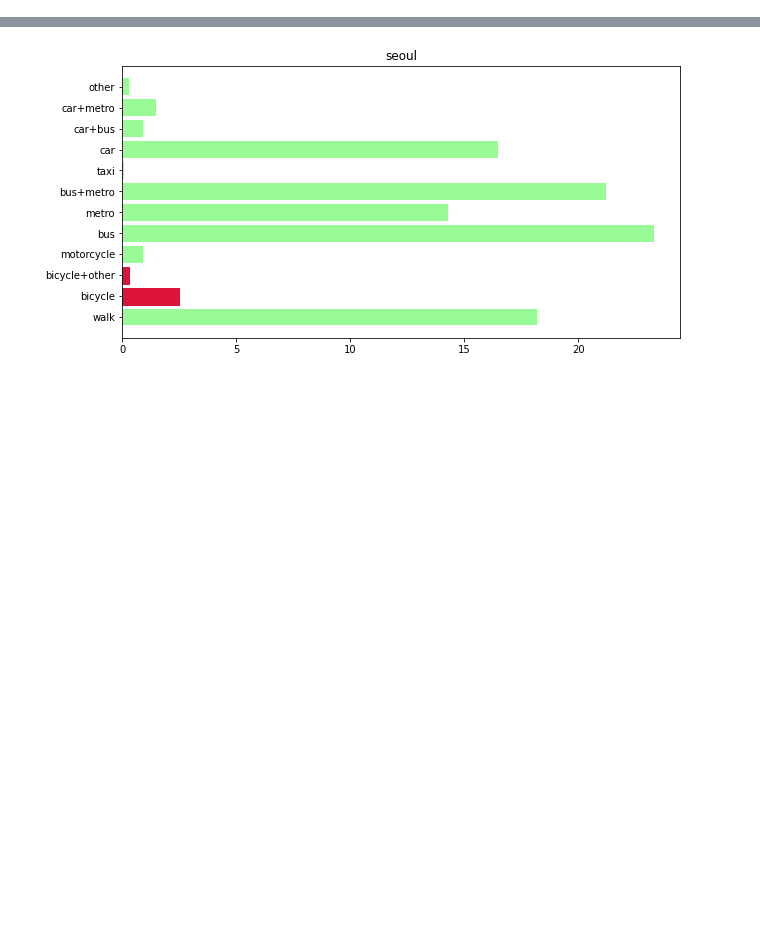
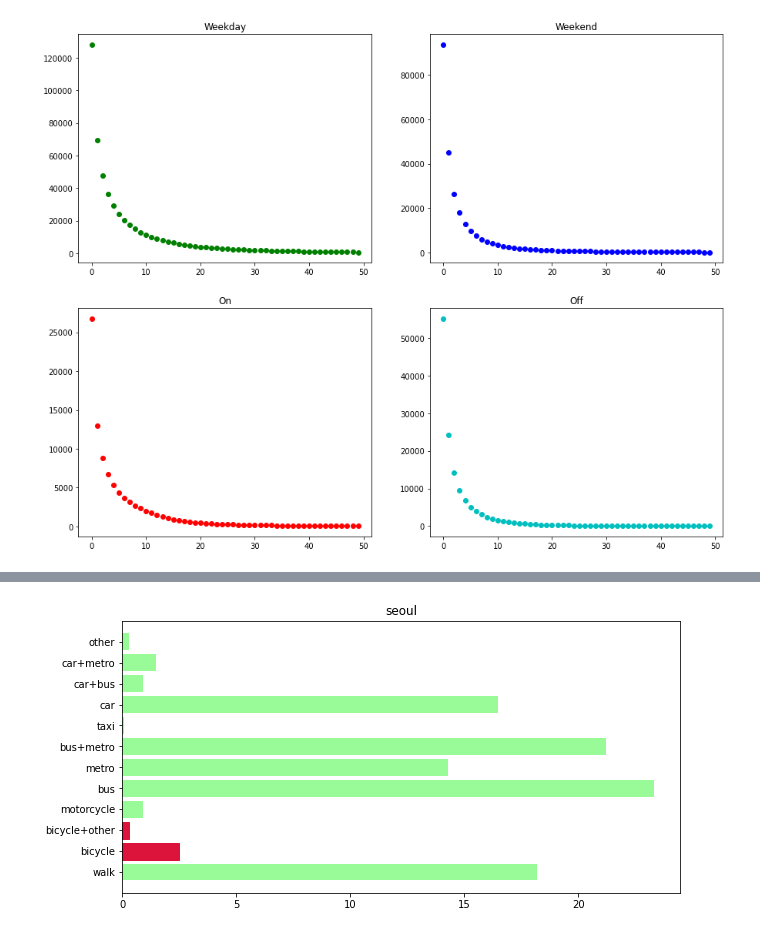
Before and after one commit to GyoHeon/UOS_bicycle, a Jupyter notebook: Start.ipynb, the cells around one changed output, grey strips where cells are left out. Saved outputs shown, nothing was run; the diff lists cells and outputs as text; code cells hidden in the pictures; blank space fills up the shorter version.

```diff
--- a/Start.ipynb
+++ b/Start.ipynb
@@ -5,0 +8,29 @@ import datetime
+# %%
+# data load
+nodes = pd.read_csv('../data/bike_node(21.01.31).csv')
+links1 = pd.read_csv('../data/group_weekday.csv')
+links2 = pd.read_csv('../data/group_weekend.csv')
+links3 = pd.read_csv('../data/group_on.csv')
+links4 = pd.read_csv('../data/group_off.csv')
+
+# x 보다 큰 것만 생각하기
+def new_links(x, n):
+    x = x[x['number'] > n]
+    return x
+# %%
+fig, axs = plt.subplots(2, 2)
+fig.set_figheight(12)
+fig.set_figwidth(15)
+
+axs[0, 0].set_title("Weekday")
+axs[0, 1].set_title("Weekend")
+axs[1, 0].set_title("On")
+axs[1, 1].set_title("Off")
+
+for i in range(50):
+    axs[0, 0].plot(i, len(new_links(links1, i)), 'go')
+    axs[0, 1].plot(i, len(new_links(links2, i)), 'bo')
+    axs[1, 0].plot(i, len(new_links(links3, i)), 'ro')
+    axs[1, 1].plot(i, len(new_links(links4, i)), 'oc')
+# %% [output]
+[figure, added]
```
Also changed, not shown: parts of 4 cells of this notebook, 2 other files.
